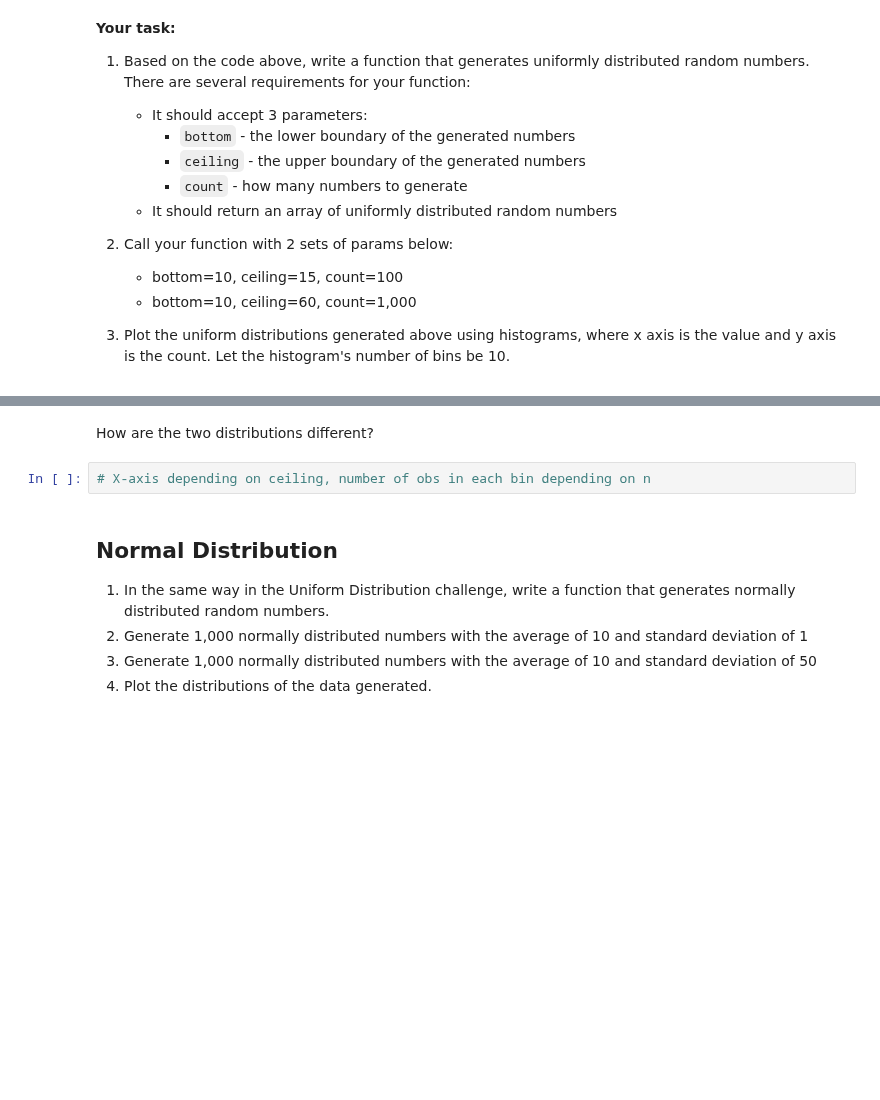
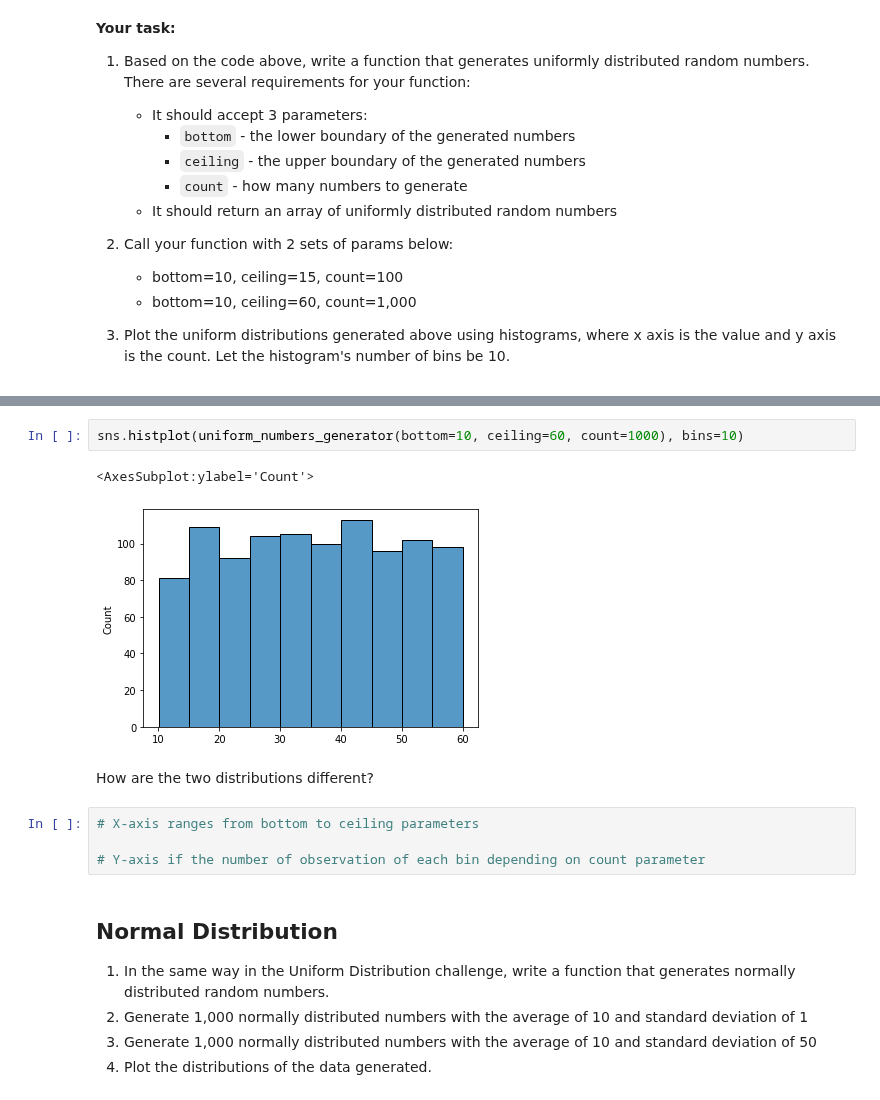
Before and after one commit to ta-datapt-bcn/lab-cont-probability-distribution, a Jupyter notebook: your_code/main.ipynb, the cells around one changed output, grey strips where cells are left out. Drawn from its saved outputs; the diff is of its cells as text; blank space fills up the shorter version.

```diff
--- a/your_code/main.ipynb
+++ b/your_code/main.ipynb
@@ -46,7 +58,14 @@ print(randoms)
+# %%
+sns.histplot(uniform_numbers_generator(bottom=10, ceiling=60, count=1000), bins=10)
+# %% [output]
+<AxesSubplot:ylabel='Count'>
+[figure, added]
 # %% [markdown]
 How are the two distributions different?
 # %%
-# X-axis depending on ceiling, number of obs in each bin depending on n
+# X-axis ranges from bottom to ceiling parameters
+
+# Y-axis if the number of observation of each bin depending on count parameter
 # %% [markdown]
 ## Normal Distribution
 
```
Also changed, not shown: parts of 25 cells of this notebook, 1 other file.
